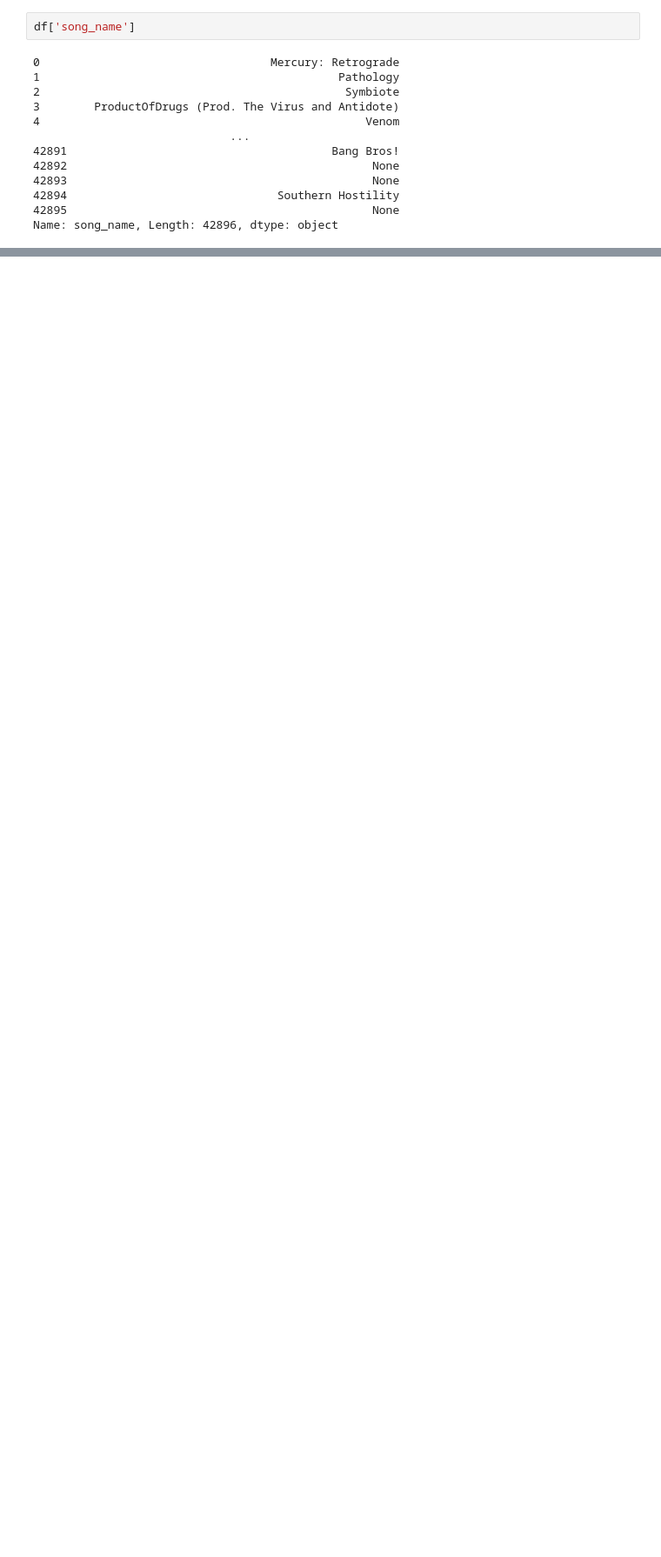
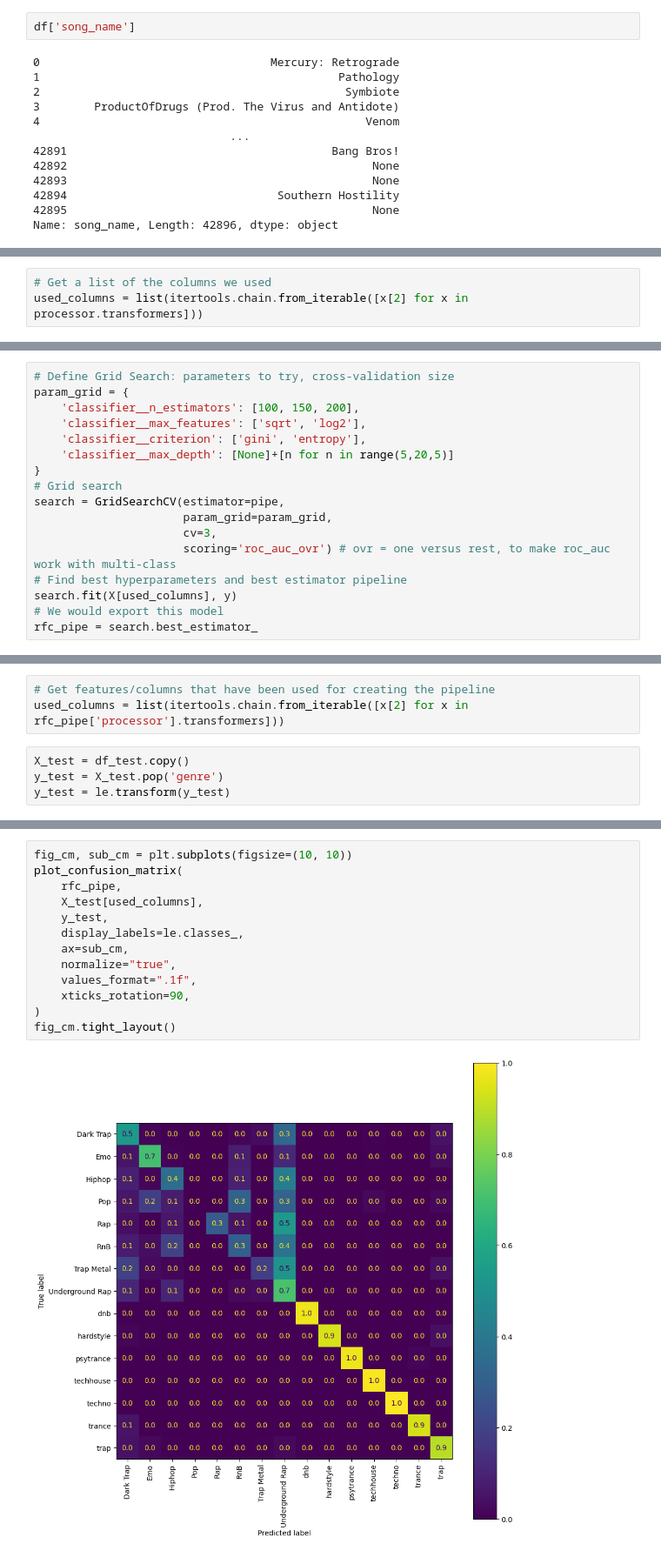
Before and after one commit to mxagar/music_genre_classification, a Jupyter notebook: data_analysis/Modeling.ipynb, the cells around one changed output, grey strips where cells are left out. Shown: that part at 87% size. Cells and saved outputs as stored; diff of their text form; blank space fills up the shorter version.

Commit message:
modeling done in research environment

```diff
--- a/data_analysis/Modeling.ipynb
+++ b/data_analysis/Modeling.ipynb
@@ -132,0 +303,3 @@ df['text_feature'] = df['title'] + ' ' + df['song_name']
+# %%
+# Get a list of the columns we used
+used_columns = list(itertools.chain.from_iterable([x[2] for x in processor.transformers]))
@@ -132,0 +349,17 @@ df['text_feature'] = df['title'] + ' ' + df['song_name']
+# %%
+# Define Grid Search: parameters to try, cross-validation size
+param_grid = {
+    'classifier__n_estimators': [100, 150, 200],
+    'classifier__max_features': ['sqrt', 'log2'],
+    'classifier__criterion': ['gini', 'entropy'],
+    'classifier__max_depth': [None]+[n for n in range(5,20,5)]
+}
+# Grid search
+search = GridSearchCV(estimator=pipe,
+                      param_grid=param_grid,
+                      cv=3,
+                      scoring='roc_auc_ovr') # ovr = one versus rest, to make roc_auc work with multi-class
+# Find best hyperparameters and best estimator pipeline
+search.fit(X[used_columns], y)
+# We would export this model
+rfc_pipe = search.best_estimator_
@@ -132,0 +376,7 @@ df['text_feature'] = df['title'] + ' ' + df['song_name']
+# %%
+# Get features/columns that have been used for creating the pipeline
+used_columns = list(itertools.chain.from_iterable([x[2] for x in rfc_pipe['processor'].transformers]))
+# %%
+X_test = df_test.copy()
+y_test = X_test.pop('genre')
+y_test = le.transform(y_test)
@@ -132,0 +403,15 @@ df['text_feature'] = df['title'] + ' ' + df['song_name']
+# %%
+fig_cm, sub_cm = plt.subplots(figsize=(10, 10))
+plot_confusion_matrix(
+    rfc_pipe,
+    X_test[used_columns],
+    y_test,
+    display_labels=le.classes_,
+    ax=sub_cm,
+    normalize="true",
+    values_format=".1f",
+    xticks_rotation=90,
+)
+fig_cm.tight_layout()
+# %% [output]
+[figure, added]
```
Also changed, not shown: parts of 42 cells of this notebook.
